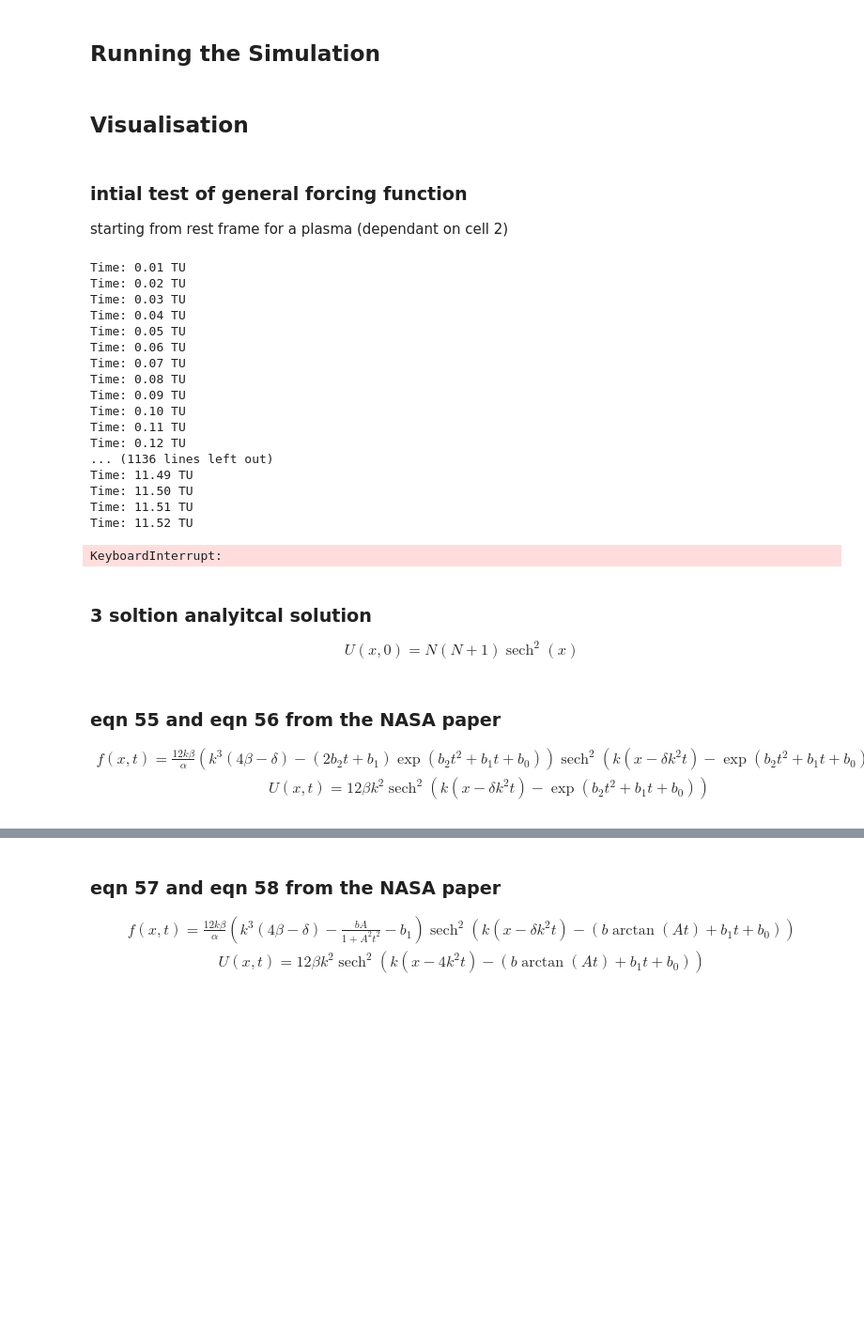
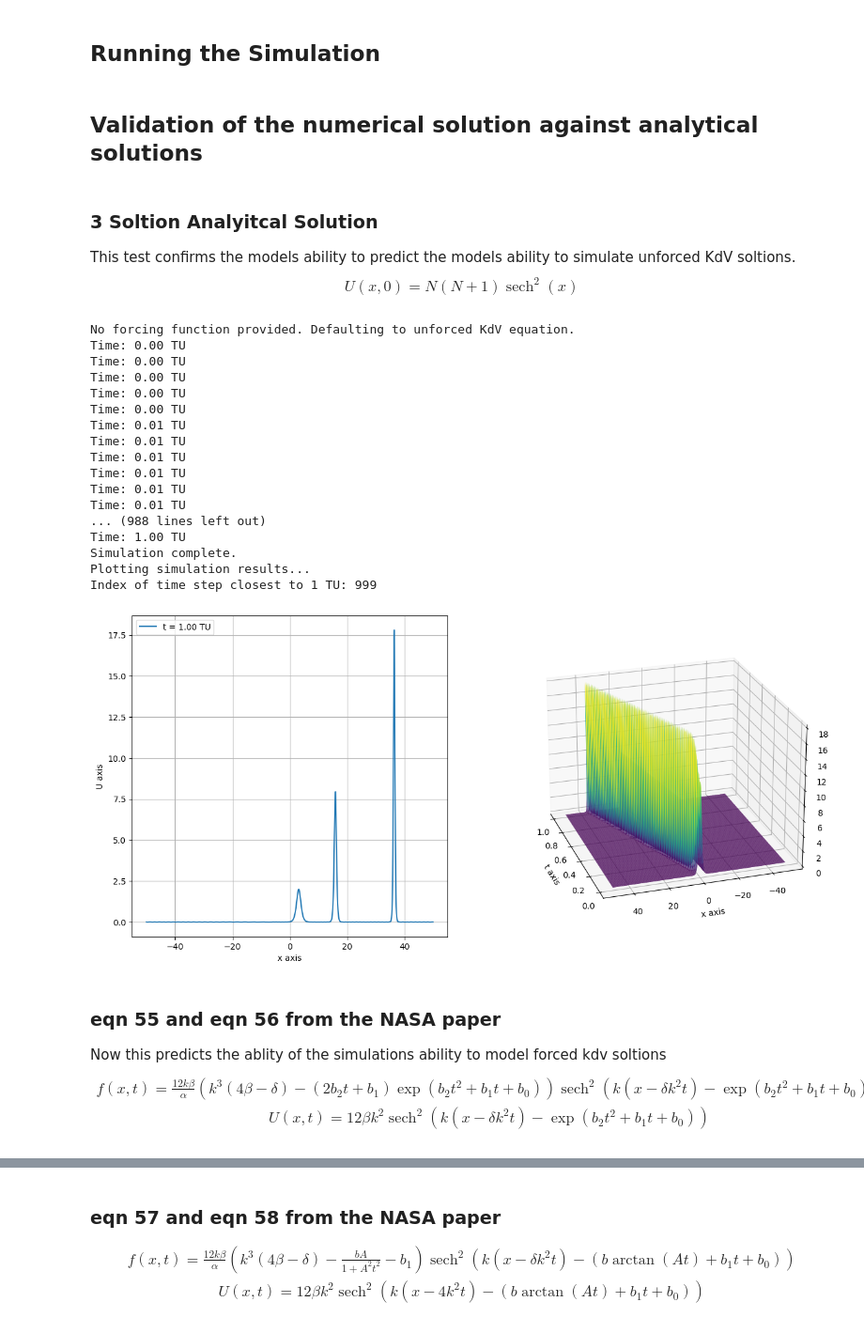
Before and after one commit to lsewards/Forced-kdv-plasma-solitons-simulation, a Jupyter notebook: Plasma soltion simulation.ipynb, the cells around one changed output, grey strips where cells are left out. Shown at 94% size. Drawn from its saved outputs; the diff is of its cells as text; code cells hidden in the pictures; blank space fills up the shorter version.

Commit message:
Updated 1D forced KdV plasma sim & Introduced conversion for forcing term equation 55

```diff
--- a/Plasma soltion simulation.ipynb
+++ b/Plasma soltion simulation.ipynb
@@ -278,57 +182,45 @@ def get_real_solutions(exact_wave_fn, x_array, time_array):
 # %% [markdown]
-## Visualisation
+## Validation of the numerical solution against analytical solutions
-# %% [markdown]
-### intial test of general forcing function
-starting from rest frame for a plasma (dependant on cell 2)
-# %%
-appended_general_forcing = partial(forcing_term_general, np_potential, vd_norm, G)
-num_sol, num_time_array, xi = run_simulation(300.0, N, 0.0, 60.0, 1e-4, 1.0051, 0.4925,
-                                             mode="rest",
-                                             forcing_fn= appended_general_forcing,
-                                             verbose=100,
-                                             solver = ck_solver
-)
-view_simulation_results(num_sol, num_time_array, xi, 60, debris_pos=True)
-# %% [output]
-Time: 0.01 TU
-Time: 0.02 TU
-Time: 0.03 TU
-Time: 0.04 TU
-Time: 0.05 TU
-Time: 0.06 TU
-Time: 0.07 TU
-Time: 0.08 TU
-Time: 0.09 TU
-Time: 0.10 TU
-Time: 0.11 TU
-Time: 0.12 TU
-... (1136 lines left out)
-Time: 11.49 TU
-Time: 11.50 TU
-Time: 11.51 TU
-Time: 11.52 TU
-KeyboardInterrupt:
 # %% [markdown]
-### 3 soltion analyitcal solution
-
+### 3 Soltion Analyitcal Solution
+This test confirms the models ability to predict the models ability to simulate unforced KdV soltions.
 $$
 U(x, 0)=N(N+1) \operatorname{sech}^2(x)
 $$
 # %%
 def n_soltion_exact(x, t, n = 3):
     return n *(n+1) * sech_sqrd(x)
 
 appended_n_soltion_exact = partial(n_soltion_exact)
-n_sol, n_time_array, x= run_simulation(50.0, 1024, 0.0, 1.0, 1e-6, 6, 1,
+n_sol, n_time_array, x= run_simulation(50.0, 1024, 0.0, 1.0, 1e-4, 6, 1,
                                           mode="analytical",
                                           analytical_sol= appended_n_soltion_exact,
-                                          verbose=1000,
-                                          solver = fw_solver
+                                          verbose=10,
+                                          solver = ck_solver
 )
-view_simulation_results(n_sol, n_time_array, x, 1)
+view_simulation_results(n_sol, n_time_array, x, 1, view=[23,162, 0])
+# %% [output]
+No forcing function provided. Defaulting to unforced KdV equation.
+Time: 0.00 TU
+Time: 0.00 TU
+Time: 0.00 TU
+Time: 0.00 TU
+Time: 0.00 TU
+Time: 0.01 TU
+Time: 0.01 TU
+Time: 0.01 TU
+Time: 0.01 TU
+Time: 0.01 TU
+Time: 0.01 TU
+... (988 lines left out)
+Time: 1.00 TU
+Simulation complete.
+Plotting simulation results...
+Index of time step closest to 1 TU: 999
+[figure, added]
 # %% [markdown]
 ### eqn 55 and eqn 56 from the NASA paper
-
+Now this predicts the ablity of the simulations ability to model forced kdv soltions
 $$
 \begin{gather*}
 f(x, t)=\frac{12 k \beta}{\alpha}\left(k^3(4 \beta-\delta)-\left(2 b_2 t+b_1\right) \exp \left(b_2 t^2+b_1 t+b_0\right)\right) \operatorname{sech}^2\left(k\left(x-\delta k^2 t\right)-\exp \left(b_2 t^2+b_1 t+b_0\right)\right)  \tag{55}\\
```
Also changed, not shown: parts of 11 cells of this notebook, 1 other file.
